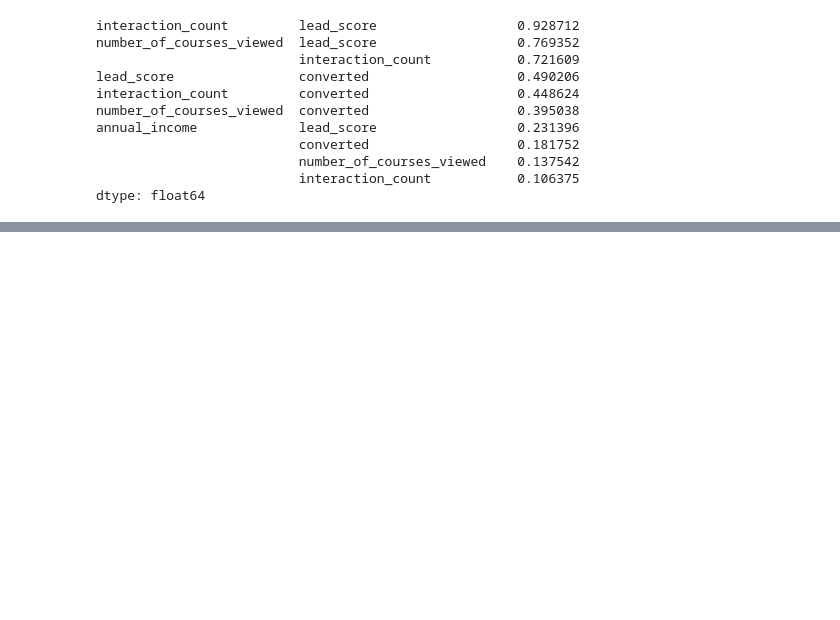
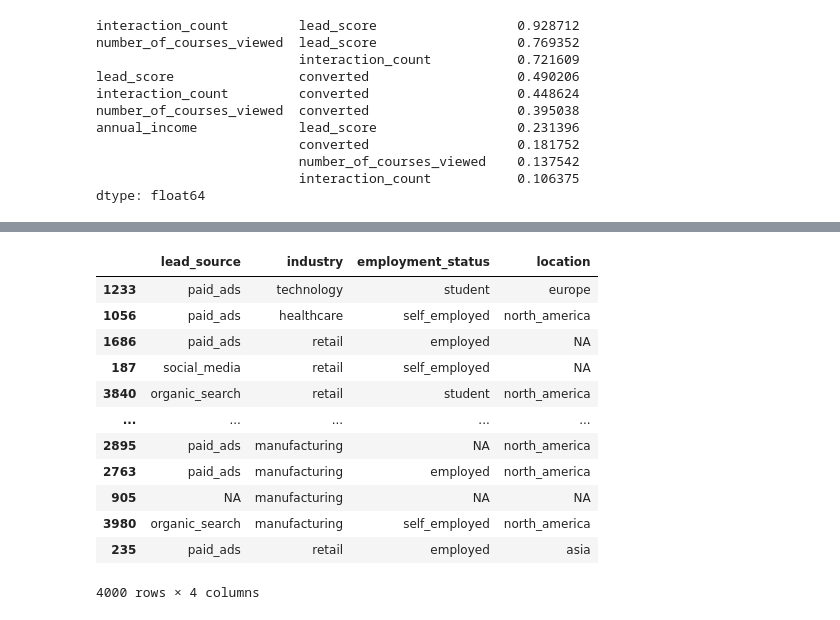
Before and after one commit to oscanx/Machine-Learning-zoomcamp-homework, a Jupyter notebook: Classification_Homework.ipynb, the cells around one changed output, grey strips where cells are left out. Cells and saved outputs as stored; diff of their text form; code cells hidden in the pictures; blank space fills up the shorter version.

```diff
--- a/Classification_Homework.ipynb
+++ b/Classification_Homework.ipynb
@@ -134,0 +174,18 @@ dtype: float64
+# %%
+
+#Ensuring no missing values. I filled categorical data with NA and the numerical data with 9
+df_full_train[['lead_source','industry','employment_status','location']].fillna('NA')# Categorical features
+# %% [output]
+|  | lead_source | industry | employment_status | location |
+| 1233 | paid_ads | technology | student | europe |
+| 1056 | paid_ads | healthcare | self_employed | north_america |
+| 1686 | paid_ads | retail | employed | NA |
+| 187 | social_media | retail | self_employed | NA |
+| 3840 | organic_search | retail | student | north_america |
+| ... | ... | ... | ... | ... |
+| 2895 | paid_ads | manufacturing | NA | north_america |
+| 2763 | paid_ads | manufacturing | employed | north_america |
+| 905 | NA | manufacturing | NA | NA |
+| 3980 | organic_search | manufacturing | self_employed | north_america |
+| 235 | paid_ads | retail | employed | asia |
+4000 rows × 4 columns
```
Also changed, not shown: parts of 10 cells of this notebook.
